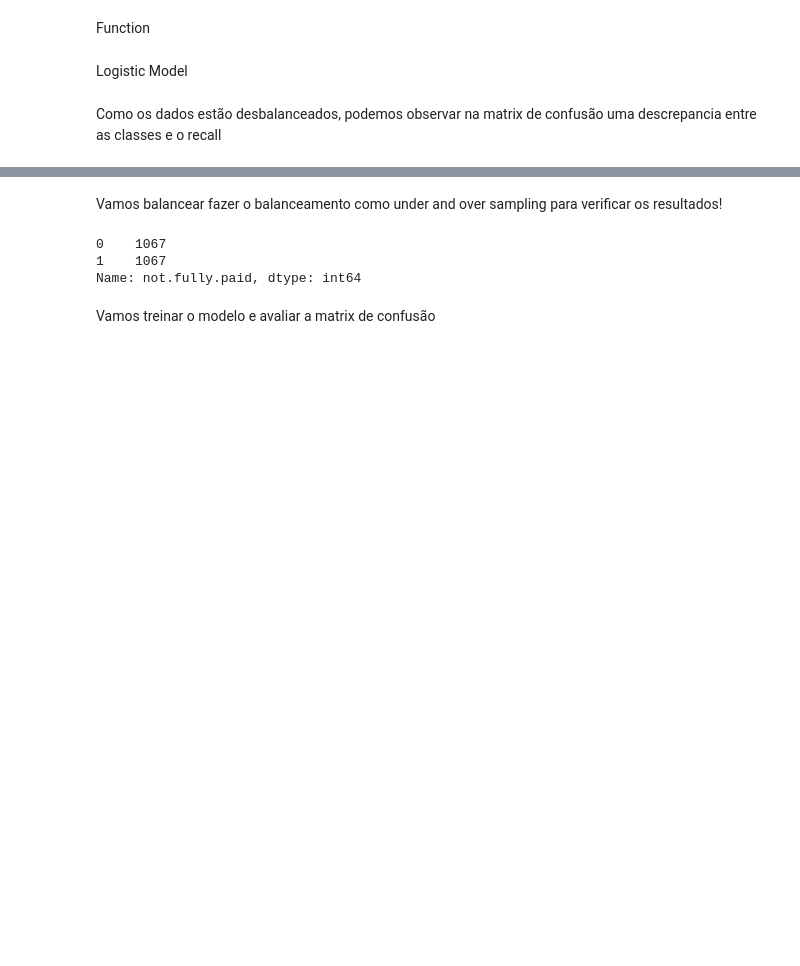
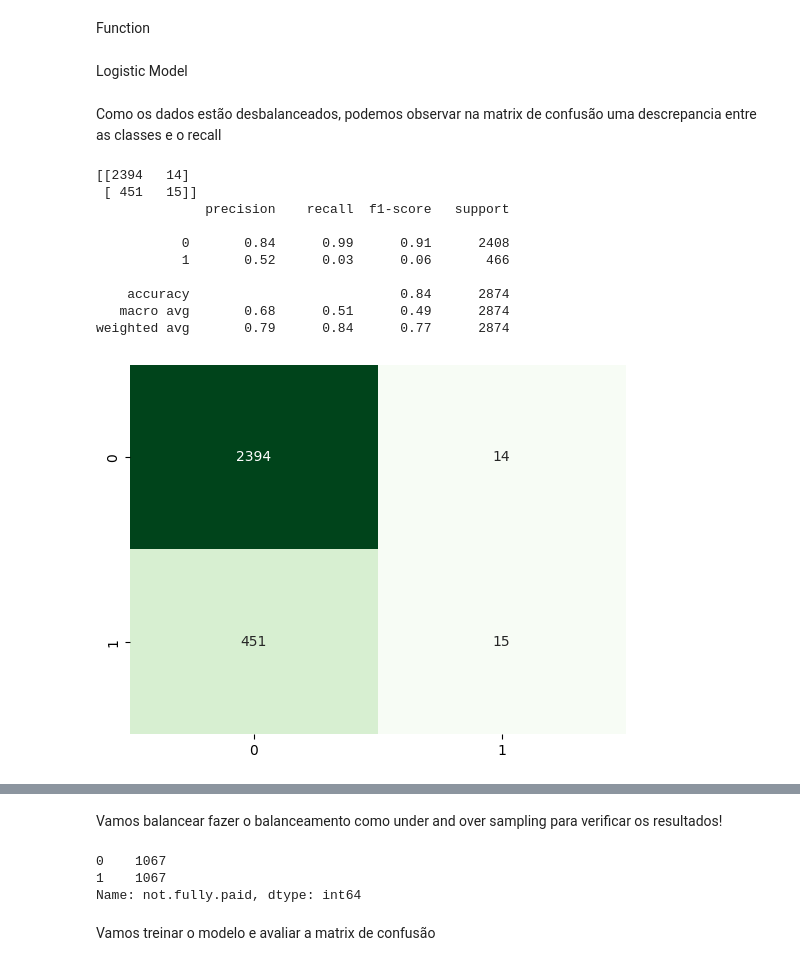
Before and after one commit to 7131HDMC/loan_risk, a Jupyter notebook: loan_risk.ipynb, the cells around one changed output, grey strips where cells are left out. Saved outputs shown, nothing was run; the diff lists cells and outputs as text; code cells hidden in the pictures; blank space fills up the shorter version.

```diff
--- a/loan_risk.ipynb
+++ b/loan_risk.ipynb
@@ -264,3 +267,20 @@ def model_valid_report(model, y, pred, t_focus=True):
 Logistic Model
 # %% [markdown]
 Como os dados estão desbalanceados, podemos observar na matrix de confusão uma descrepancia entre as classes e o recall
+# %%
+log_model = LogisticRegression(solver="newton-cholesky", multi_class="ovr")
+log_model.fit(x_train, y_train)
+preds_log= log_model.predict(x_valid)
+model_valid_report(log_model, y_valid, preds_log, t_focus=False)
+# %% [output]
+[[2394   14]
+ [ 451   15]]
+              precision    recall  f1-score   support
+
+           0       0.84      0.99      0.91      2408
+           1       0.52      0.03      0.06       466
+
+    accuracy                           0.84      2874
+   macro avg       0.68      0.51      0.49      2874
+weighted avg       0.79      0.84      0.77      2874
+[figure, added]
```
Also changed, not shown: parts of 11 cells of this notebook, 2 other files.
